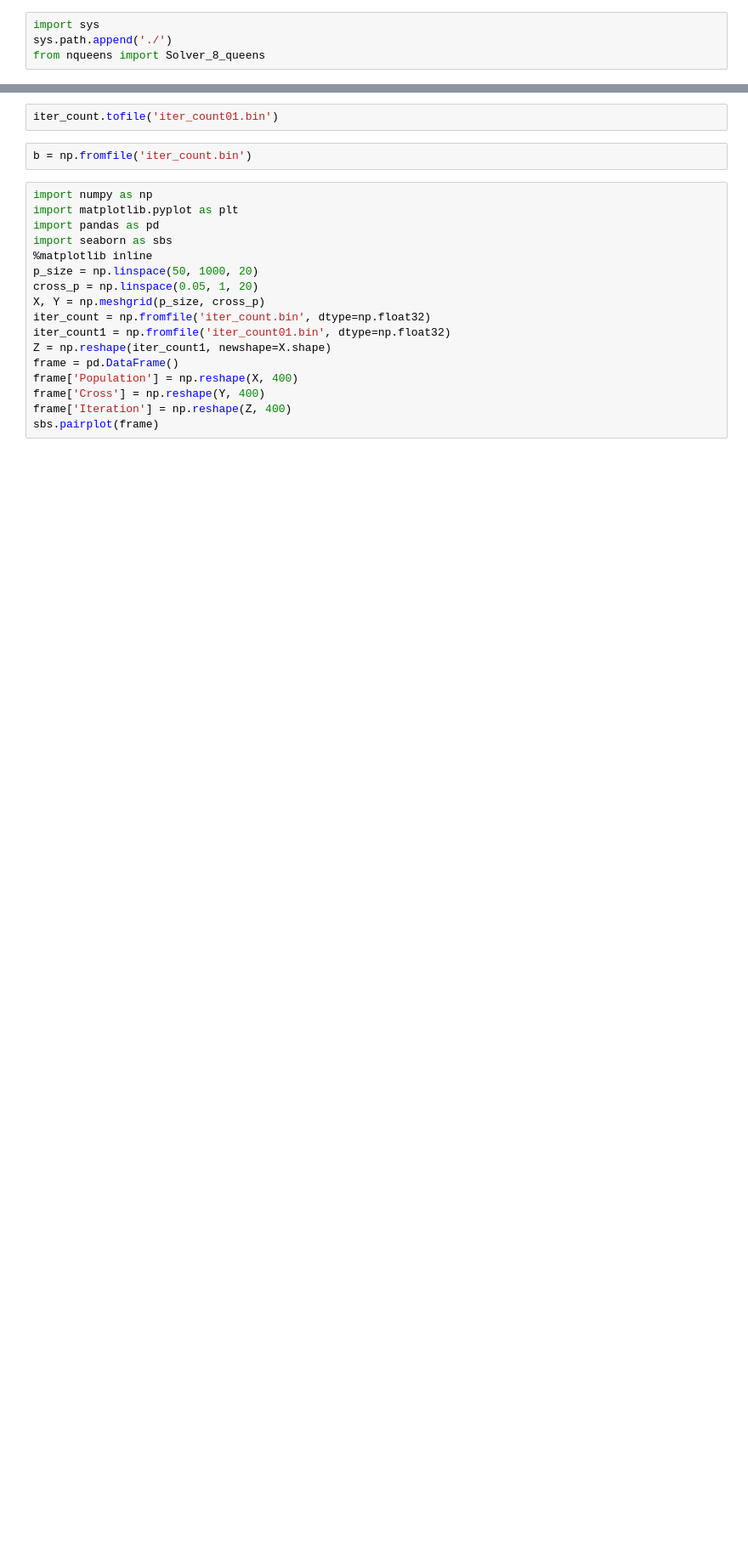
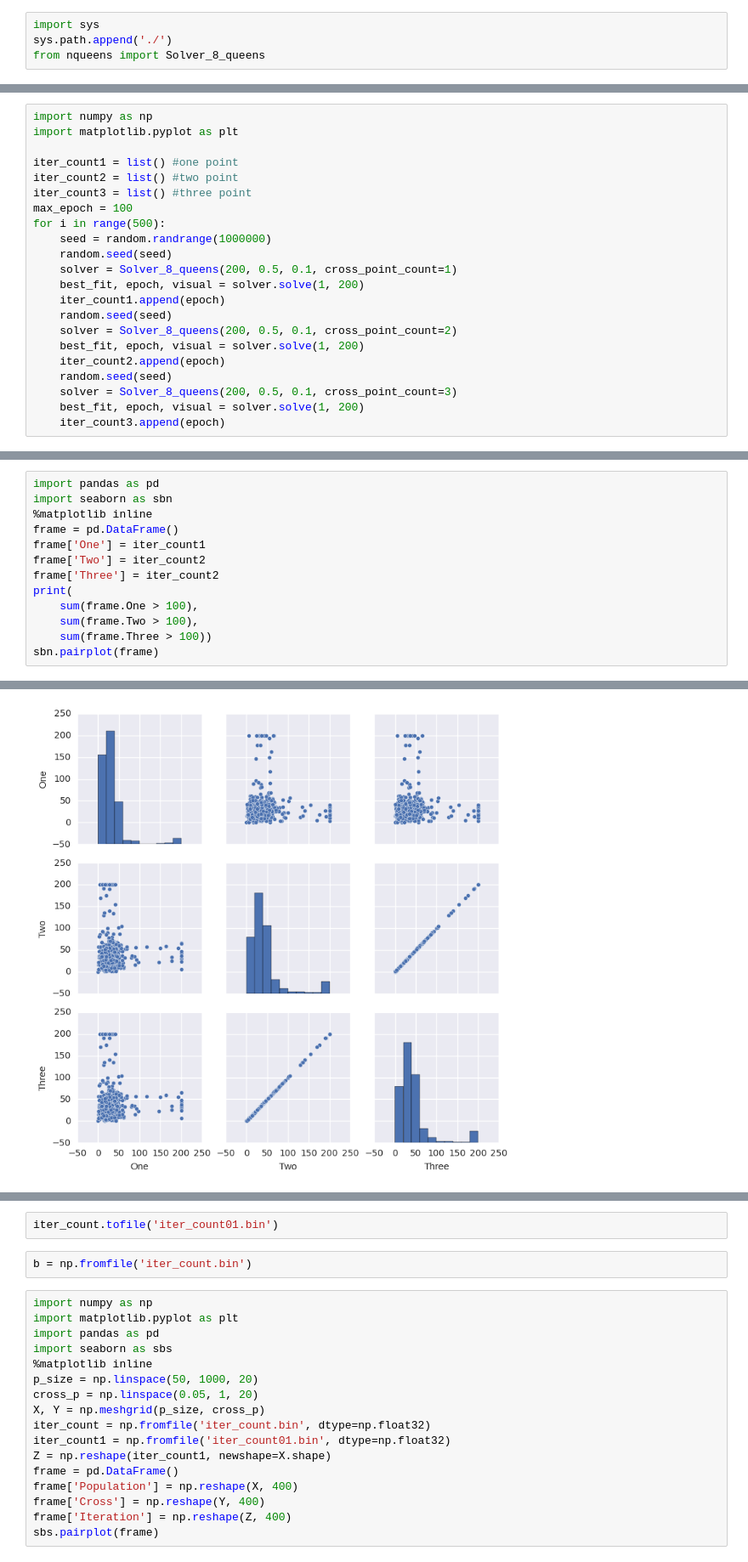
Before and after one commit to Leoleshucov008/intersvaz_test, a Jupyter notebook: 8_queens_solve.ipynb, the cells around one changed output, grey strips where cells are left out. Shown: that part at 85% size. Cells and saved outputs as stored; diff of their text form; blank space fills up the shorter version.

Commit message:
2: implement multy point crossing

```diff
--- a/8_queens_solve.ipynb
+++ b/8_queens_solve.ipynb
@@ -199,3 +214,25 @@ Q+++++++
+# %%
+import numpy as np
+import matplotlib.pyplot as plt
+
+iter_count1 = list() #one point
+iter_count2 = list() #two point
+iter_count3 = list() #three point
+max_epoch = 100
+for i in range(500):
+    seed = random.randrange(1000000)
+    random.seed(seed)
+    solver = Solver_8_queens(200, 0.5, 0.1, cross_point_count=1)
+    best_fit, epoch, visual = solver.solve(1, 200)
+    iter_count1.append(epoch)
+    random.seed(seed)
+    solver = Solver_8_queens(200, 0.5, 0.1, cross_point_count=2)
+    best_fit, epoch, visual = solver.solve(1, 200)
+    iter_count2.append(epoch)
+    random.seed(seed)
+    solver = Solver_8_queens(200, 0.5, 0.1, cross_point_count=3)
+    best_fit, epoch, visual = solver.solve(1, 200)
+    iter_count3.append(epoch)
 # %%
 import numpy as np
 import matplotlib.pyplot as plt
@@ -213,0 +251,14 @@ KeyboardInterrupt:
+# %%
+import pandas as pd
+import seaborn as sbn
+%matplotlib inline
+frame = pd.DataFrame()
+frame['One'] = iter_count1
+frame['Two'] = iter_count2
+frame['Three'] = iter_count2
+print(
+    sum(frame.One > 100),
+    sum(frame.Two > 100),
+    sum(frame.Three > 100))
+sbn.pairplot(frame)
+# %% [output]
@@ -214,3 +267,4 @@ KeyboardInterrupt:
+[figure, added]
 # %%
 from mpl_toolkits.mplot3d import Axes3D
 fig = plt.figure()
```
Also changed, not shown: parts of 8 cells of this notebook, 1 other file.
